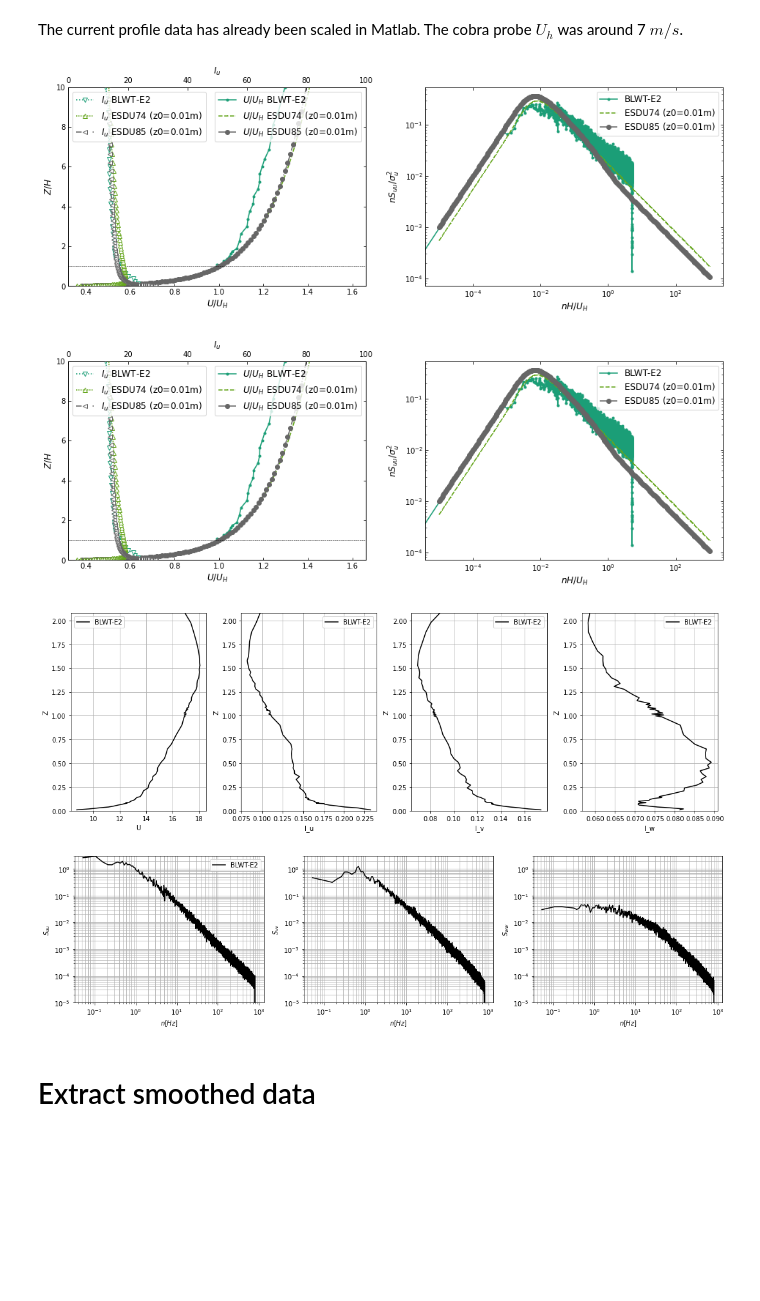
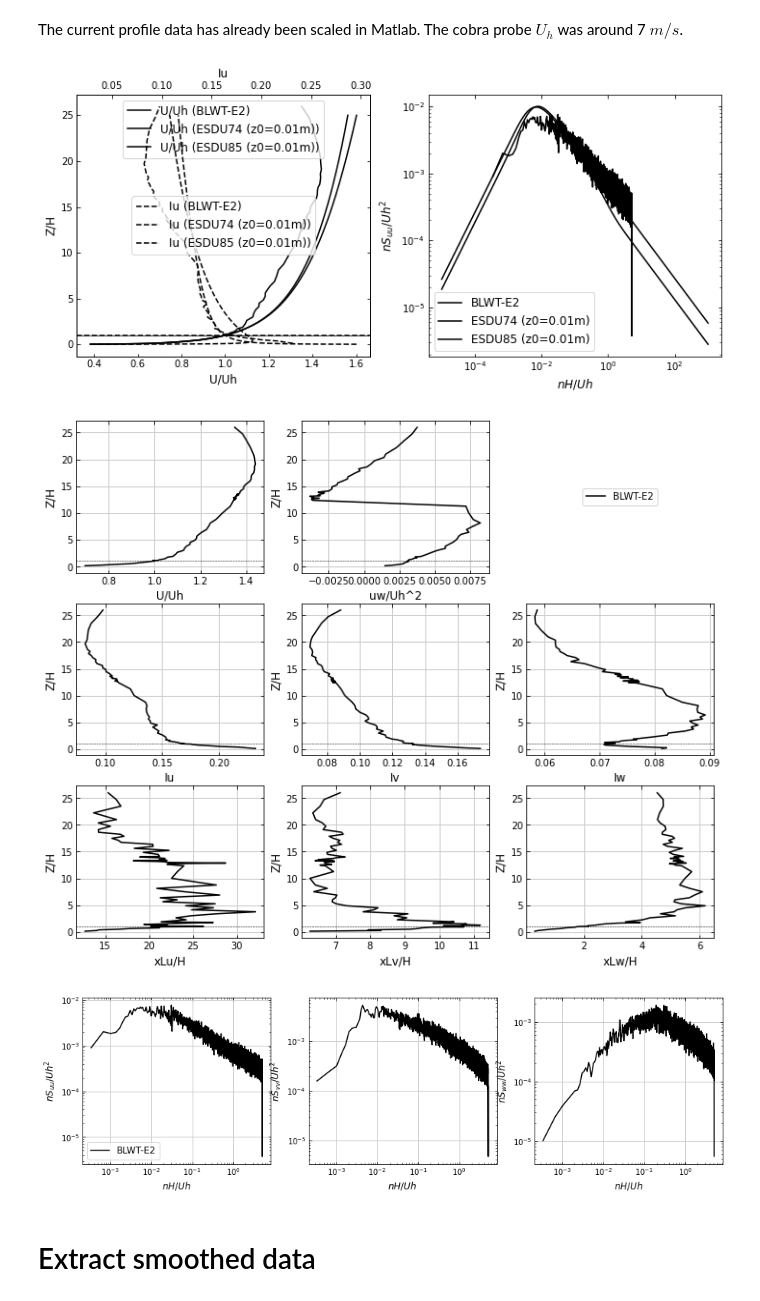
Before and after one commit to Tsinuel/windCalc, a Jupyter notebook: src/notebooks/CandC_load/lab_DFSR.ipynb, the cells around one changed output. Cells and saved outputs as stored; diff of their text form; code cells hidden in the pictures; blank space fills up the shorter version.

```diff
--- a/src/notebooks/CandC_load/lab_DFSR.ipynb
+++ b/src/notebooks/CandC_load/lab_DFSR.ipynb
@@ -44,18 +44,18 @@ The current profile data has already been scaled in Matlab. The cobra probe $U_h
 # %%
 
 velE2 = wind.Profiles([wtVel_E2, esdu74_E2.toProfileObj(), esdu85_E2.toProfileObj()])
-velE2.plot(fig=plt.figure(figsize=[16,5]), zLim=[0,10])
+# velE2.plot(fig=plt.figure(figsize=[16,5]), zLim=[0,10])
+velE2.plot()
 # %% [output]
-[figure, old version]
+[figure, new version]
-[figure, removed]
 # %%
-wtVel_E2.plotProfiles(figSize=[15,5])
+wtVel_E2.plotProfile_basic2()
 
 ylim = [1e-5,3e0]
-wtVel_E2.SpectH.plotSpectra(figSize=[15,4],normalize=False,yLimits=(ylim,ylim,ylim))
+wtVel_E2.SpectH.plot()
 # %% [output]
-[figure, old version]
+[figure, new version]
-[figure, old version]
+[figure, new version]
 # %% [markdown]
 # Extract smoothed data
 # %%
```
Also changed, not shown: parts of 6 cells of this notebook, 6 other files.
